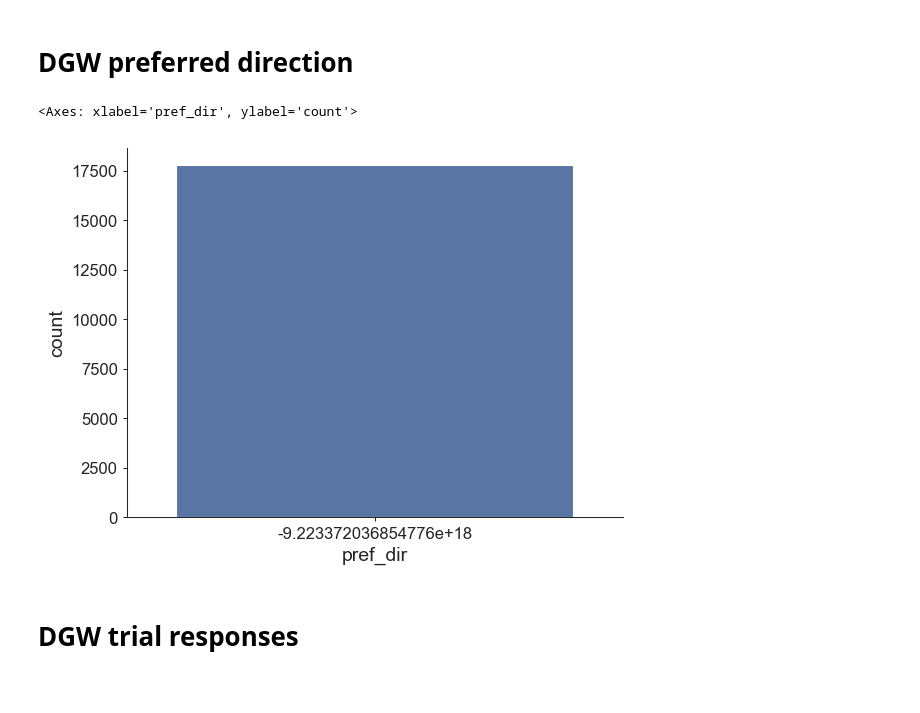
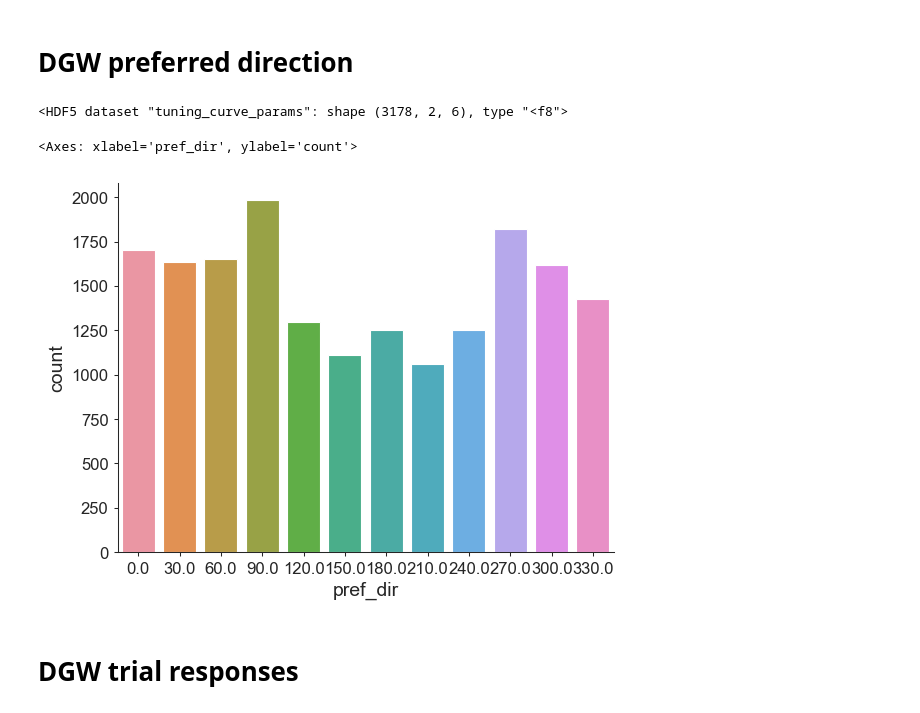
Before and after one commit to AllenInstitute/allen_v1dd, a Jupyter notebook: example_notebooks/03_example_h5_analyses.ipynb, the cells around one changed output. Cells and saved outputs as stored; diff of their text form; code cells hidden in the pictures.

```diff
--- a/example_notebooks/03_example_h5_analyses.ipynb
+++ b/example_notebooks/03_example_h5_analyses.ipynb
@@ -168,7 +168,7 @@ locally_sparse_noise: 17,008 / 63,476 (26.8%)
 # %% [markdown]
 # DGW metrics by depth
 # %%
-metrics = pd.DataFrame(columns=["depth", "osi", "dsi", "pref_dir"], dtype=float)
+dg_metrics = pd.DataFrame(columns=["depth", "osi", "dsi", "pref_dir"], dtype=float)
 
 for group in iter_plane_groups():
     depth = group.attrs["plane_depth_microns"]
@@ -177,8 +177,8 @@ for group in iter_plane_groups():
 
     for roi in valid_rois:
         if dgw["is_responsive"][roi]:
-            metrics.loc[len(metrics)] = (depth, dgw["osi"][roi], dgw["dsi"][roi], dgw["pref_cond"][roi][0])
+            dg_metrics.loc[len(dg_metrics)] = (depth, dgw["osi"][roi], dgw["dsi"][roi], dgw["pref_cond"][roi][0])
 
-metrics.head()
+dg_metrics.head()
 # %% [output]
 |  | depth | osi | dsi | pref_dir |
@@ -197,11 +197,18 @@ sns.barplot(data=metrics, y="depth", x="dsi", orient="h", ax=axs[1])
 [figure]
 # %% [markdown]
 # DGW preferred direction
+# %%
+for group in iter_plane_groups():
+    dgw = group["drifting_gratings_windowed"]
+    print(dgw["tuning_curve_params"][])
+    break
+# %% [output]
+<HDF5 dataset "tuning_curve_params": shape (3178, 2, 6), type "<f8">
 # %%
-sns.countplot(data=metrics, x="pref_dir")
+sns.countplot(data=dg_metrics, x="pref_dir")
 # %% [output]
 <Axes: xlabel='pref_dir', ylabel='count'>
-[figure, old version]
+[figure, new version]
 # %% [markdown]
 # DGW trial responses
 # %% [markdown]
```
Also changed, not shown: parts of 2 cells of this notebook, 6 other files.
